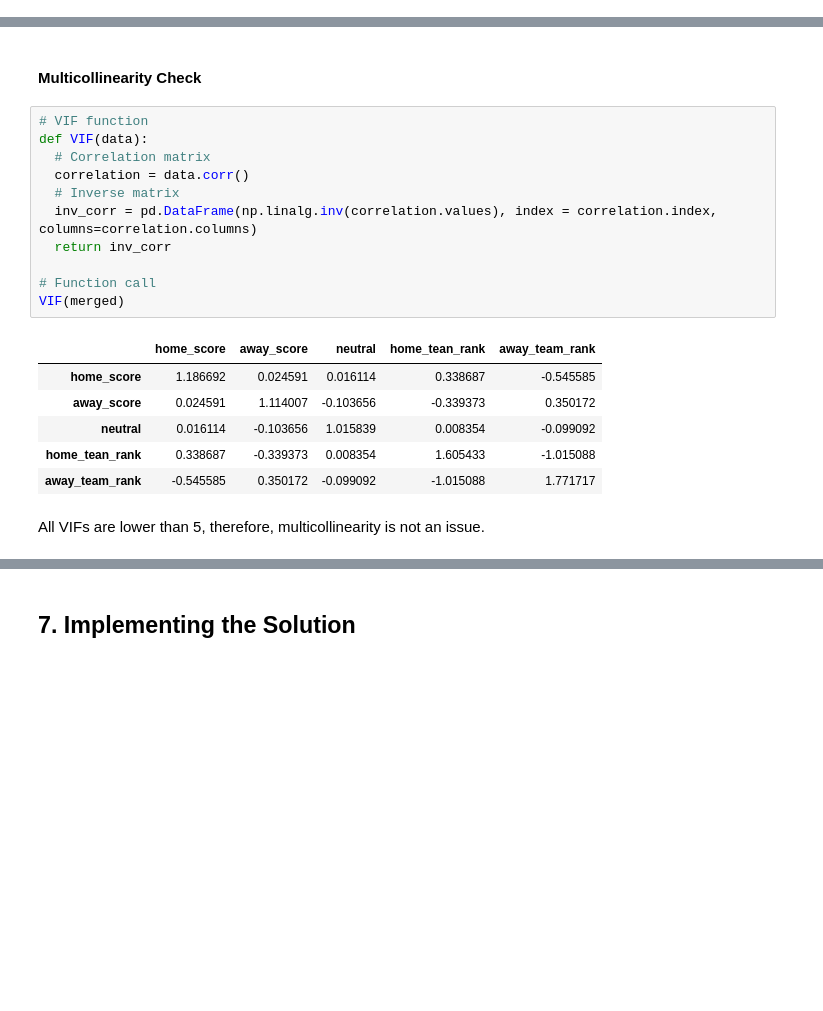
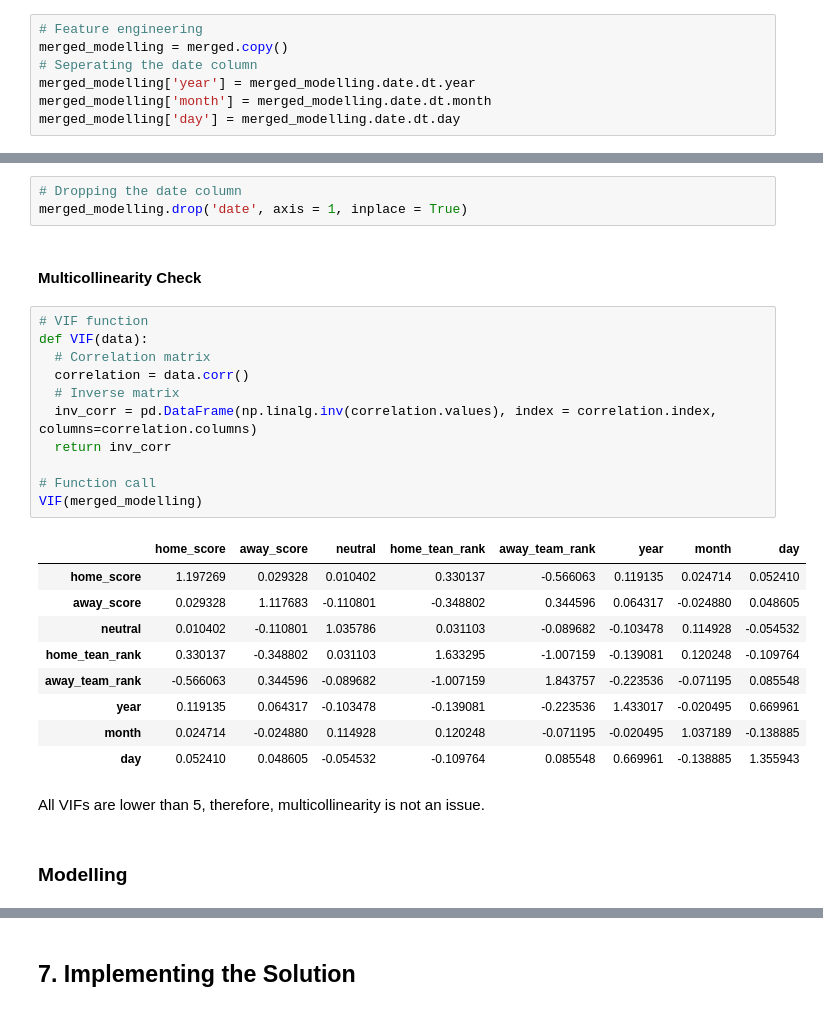
Before and after one commit to deborahmasibo/Moringa-Core-Module-2-Week-1-IP, a Jupyter notebook: Football_Prediction.ipynb, the cells around one changed output, grey strips where cells are left out. Cells and saved outputs as stored; diff of their text form; blank space fills up the shorter version.

Commit message:
Modelling

```diff
--- a/Football_Prediction.ipynb
+++ b/Football_Prediction.ipynb
@@ -530,0 +542,7 @@ All columns are nominal. Due to the large number of categories, dictvecorizer wi
+# %%
+# Feature engineering
+merged_modelling = merged.copy()
+# Seperating the date column
+merged_modelling['year'] = merged_modelling.date.dt.year
+merged_modelling['month'] = merged_modelling.date.dt.month
+merged_modelling['day'] = merged_modelling.date.dt.day
@@ -531,22 +559,30 @@ All columns are nominal. Due to the large number of categories, dictvecorizer wi
+# %%
+# Dropping the date column
+merged_modelling.drop('date', axis = 1, inplace = True)
 # %% [markdown]
 #### Multicollinearity Check
 # %%
 # VIF function
 def VIF(data):
   # Correlation matrix
   correlation = data.corr()
   # Inverse matrix
   inv_corr = pd.DataFrame(np.linalg.inv(correlation.values), index = correlation.index, columns=correlation.columns)
   return inv_corr
 
 # Function call
-VIF(merged)
+VIF(merged_modelling)
 # %% [output]
-|  | home_score | away_score | neutral | home_tean_rank | away_team_rank |
-| home_score | 1.186692 | 0.024591 | 0.016114 | 0.338687 | -0.545585 |
-| away_score | 0.024591 | 1.114007 | -0.103656 | -0.339373 | 0.350172 |
-| neutral | 0.016114 | -0.103656 | 1.015839 | 0.008354 | -0.099092 |
-| home_tean_rank | 0.338687 | -0.339373 | 0.008354 | 1.605433 | -1.015088 |
-| away_team_rank | -0.545585 | 0.350172 | -0.099092 | -1.015088 | 1.771717 |
+|  | home_score | away_score | neutral | home_tean_rank | away_team_rank | year | month | day |
+| home_score | 1.197269 | 0.029328 | 0.010402 | 0.330137 | -0.566063 | 0.119135 | 0.024714 | 0.052410 |
+| away_score | 0.029328 | 1.117683 | -0.110801 | -0.348802 | 0.344596 | 0.064317 | -0.024880 | 0.048605 |
+| neutral | 0.010402 | -0.110801 | 1.035786 | 0.031103 | -0.089682 | -0.103478 | 0.114928 | -0.054532 |
+| home_tean_rank | 0.330137 | -0.348802 | 0.031103 | 1.633295 | -1.007159 | -0.139081 | 0.120248 | -0.109764 |
+| away_team_rank | -0.566063 | 0.344596 | -0.089682 | -1.007159 | 1.843757 | -0.223536 | -0.071195 | 0.085548 |
+| year | 0.119135 | 0.064317 | -0.103478 | -0.139081 | -0.223536 | 1.433017 | -0.020495 | 0.669961 |
+| month | 0.024714 | -0.024880 | 0.114928 | 0.120248 | -0.071195 | -0.020495 | 1.037189 | -0.138885 |
+| day | 0.052410 | 0.048605 | -0.054532 | -0.109764 | 0.085548 | 0.669961 | -0.138885 | 1.355943 |
 # %% [markdown]
 All VIFs are lower than 5, therefore, multicollinearity is not an issue.
+# %% [markdown]
+### Modelling
```
Also changed, not shown: parts of 72 cells of this notebook.
